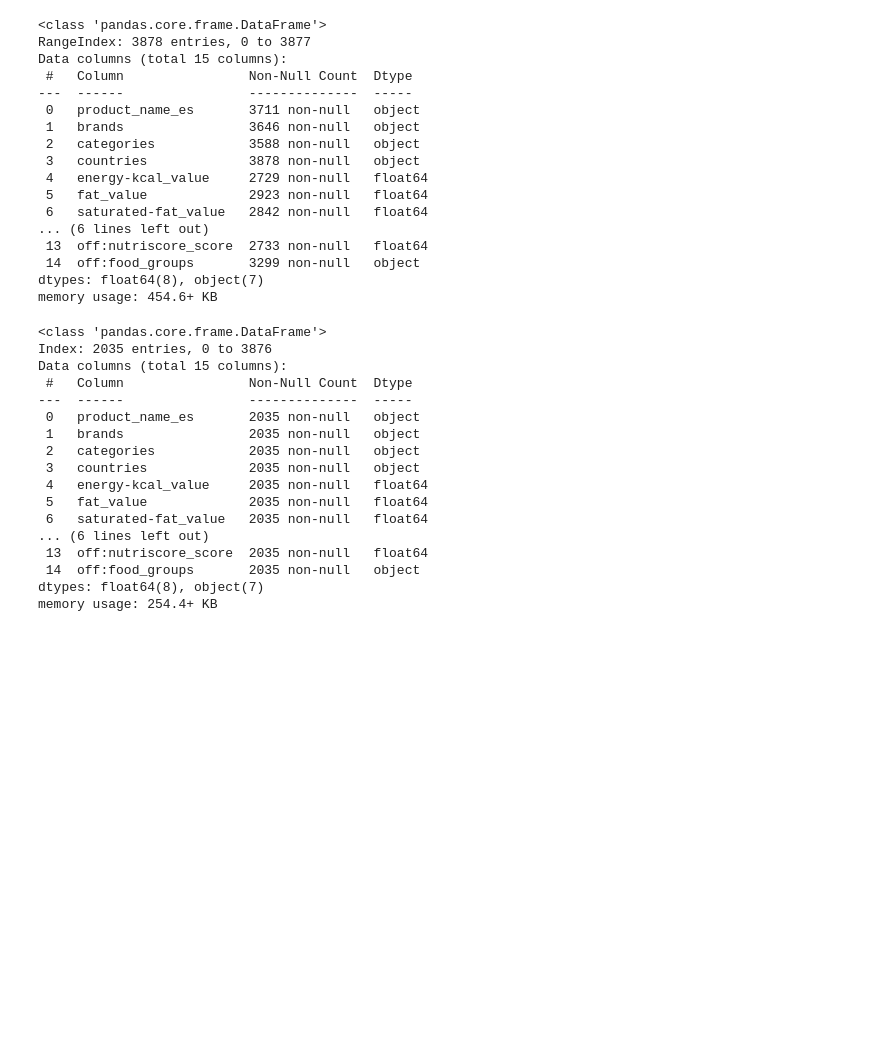
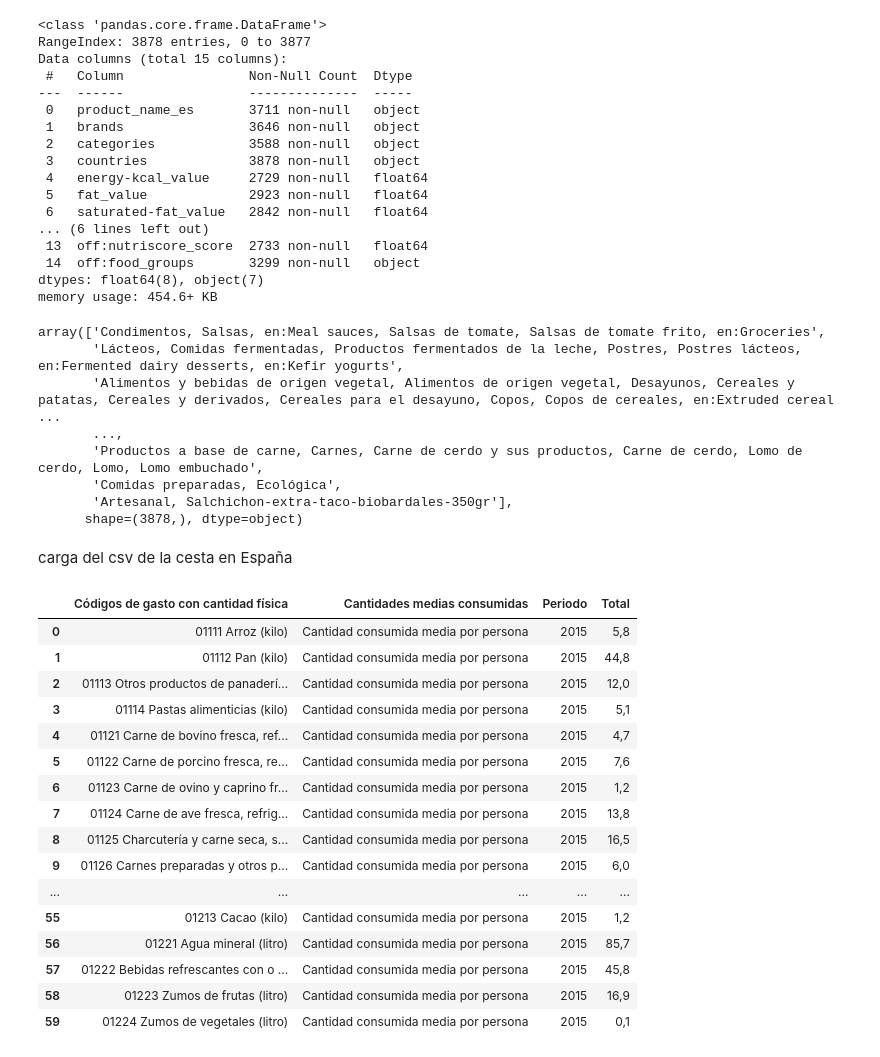
Before and after one commit to SergioMartinezRico/EDA_Nutriscore_NOVA, a Jupyter notebook: notebooks/pruebas.ipynb, the cells around one changed output. Saved outputs shown, nothing was run; the diff lists cells and outputs as text; code cells hidden in the pictures; blank space fills up the shorter version.

```diff
--- a/notebooks/pruebas.ipynb
+++ b/notebooks/pruebas.ipynb
@@ -137,23 +137,37 @@ Data columns (total 15 columns):
 dtypes: float64(8), object(7)
 memory usage: 454.6+ KB
 # %%
-df_limpio=df_util.dropna()
-df_limpio.info()
+df_util["categories"].values
 # %% [output]
-<class 'pandas.core.frame.DataFrame'>
-Index: 2035 entries, 0 to 3876
-Data columns (total 15 columns):
- #   Column                Non-Null Count  Dtype
----  ------                --------------  -----
- 0   product_name_es       2035 non-null   object
- 1   brands                2035 non-null   object
- 2   categories            2035 non-null   object
- 3   countries             2035 non-null   object
- 4   energy-kcal_value     2035 non-null   float64
- 5   fat_value             2035 non-null   float64
- 6   saturated-fat_value   2035 non-null   float64
-... (6 lines left out)
- 13  off:nutriscore_score  2035 non-null   float64
- 14  off:food_groups       2035 non-null   object
-dtypes: float64(8), object(7)
-memory usage: 254.4+ KB
+array(['Condimentos, Salsas, en:Meal sauces, Salsas de tomate, Salsas de tomate frito, en:Groceries',
+       'Lácteos, Comidas fermentadas, Productos fermentados de la leche, Postres, Postres lácteos, en:Fermented dairy desserts, en:Kefir yogurts',
+       'Alimentos y bebidas de origen vegetal, Alimentos de origen vegetal, Desayunos, Cereales y patatas, Cereales y derivados, Cereales para el desayuno, Copos, Copos de cereales, en:Extruded cereal ...
+       ...,
+       'Productos a base de carne, Carnes, Carne de cerdo y sus productos, Carne de cerdo, Lomo de cerdo, Lomo, Lomo embuchado',
+       'Comidas preparadas, Ecológica',
+       'Artesanal, Salchichon-extra-taco-biobardales-350gr'],
+      shape=(3878,), dtype=object)
+# %% [markdown]
+carga del csv de la cesta en España
+# %%
+df_cesta_esp = pd.read_csv("../Data/cesta_spa.csv", sep="\t", encoding="latin-1")
+
+df_cesta_esp
+# %% [output]
+|  | Códigos de gasto con cantidad física | Cantidades medias consumidas | Periodo | Total |
+| 0 | 01111 Arroz (kilo) | Cantidad consumida media por persona | 2015 | 5,8 |
+| 1 | 01112 Pan (kilo) | Cantidad consumida media por persona | 2015 | 44,8 |
+| 2 | 01113 Otros productos de panaderí... | Cantidad consumida media por persona | 2015 | 12,0 |
+| 3 | 01114 Pastas alimenticias (kilo) | Cantidad consumida media por persona | 2015 | 5,1 |
+| 4 | 01121 Carne de bovino fresca, ref... | Cantidad consumida media por persona | 2015 | 4,7 |
+| 5 | 01122 Carne de porcino fresca, re... | Cantidad consumida media por persona | 2015 | 7,6 |
+| 6 | 01123 Carne de ovino y caprino fr... | Cantidad consumida media por persona | 2015 | 1,2 |
+| 7 | 01124 Carne de ave fresca, refrig... | Cantidad consumida media por persona | 2015 | 13,8 |
+| 8 | 01125 Charcutería y carne seca, s... | Cantidad consumida media por persona | 2015 | 16,5 |
+| 9 | 01126 Carnes preparadas y otros p... | Cantidad consumida media por persona | 2015 | 6,0 |
+| ... | ... | ... | ... | ... |
+| 55 | 01213 Cacao (kilo) | Cantidad consumida media por persona | 2015 | 1,2 |
+| 56 | 01221 Agua mineral (litro) | Cantidad consumida media por persona | 2015 | 85,7 |
+| 57 | 01222 Bebidas refrescantes con o ... | Cantidad consumida media por persona | 2015 | 45,8 |
+| 58 | 01223 Zumos de frutas (litro) | Cantidad consumida media por persona | 2015 | 16,9 |
+| 59 | 01224 Zumos de vegetales (litro) | Cantidad consumida media por persona | 2015 | 0,1 |
```
Also changed, not shown: parts of 1 cell of this notebook, 1 other file.
